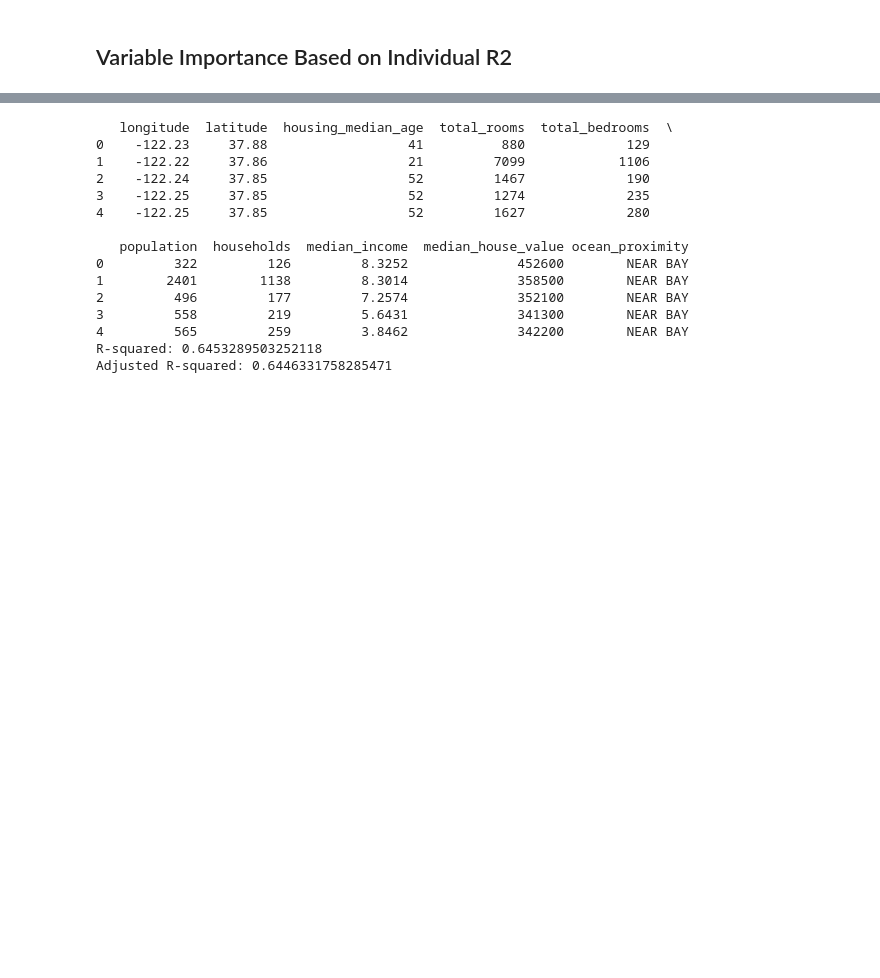
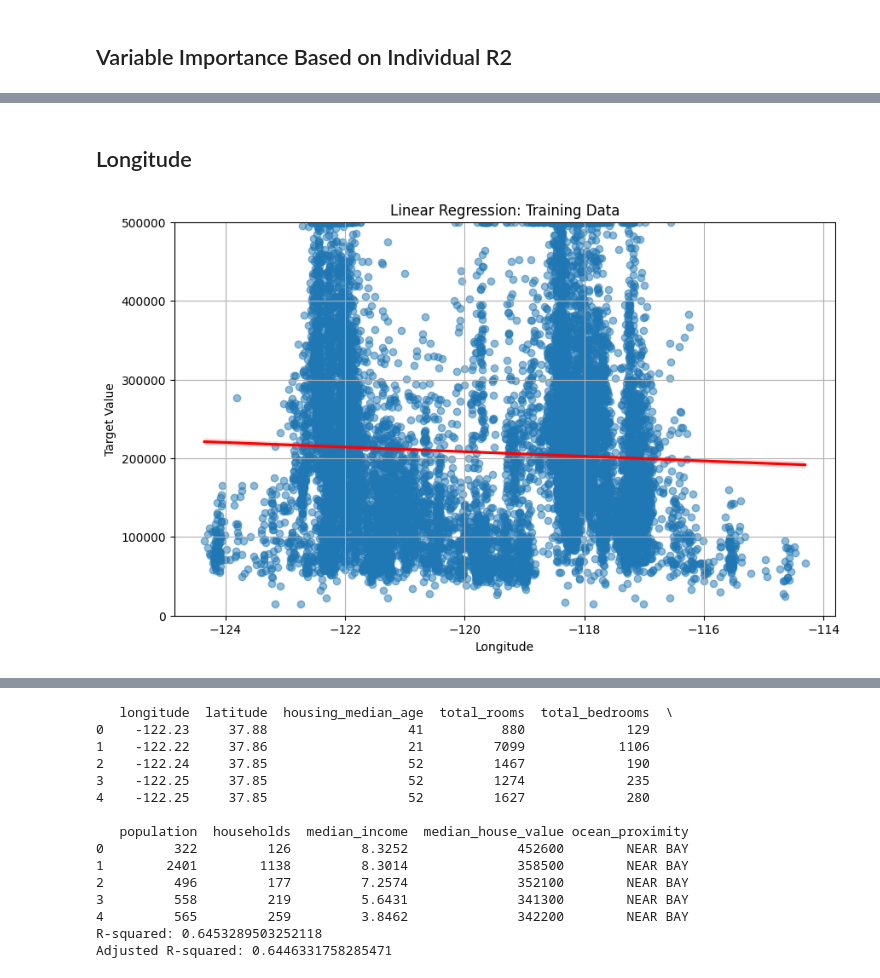
Before and after one commit to CullosK/MeXE402_Midterm_Cullos_Kristina-Verroya_Patrick, a Jupyter notebook: linear.ipynb, the cells around one changed output, grey strips where cells are left out. Saved outputs shown, nothing was run; the diff lists cells and outputs as text; code cells hidden in the pictures; blank space fills up the shorter version.

Commit message:
linear

```diff
--- a/linear.ipynb
+++ b/linear.ipynb
@@ -419,0 +166,23 @@ Adjusted R^2 Score: 0.6446331758285471
+# %% [markdown]
+## Longitude
+# %%
+
+
+# Plotting the linear regression
+feature_index = 0  # Change this index to visualize other features
+X_feature_train = X_train[:, feature_index]
+
+# Create the plot
+plt.figure(figsize=(10, 6))
+sns.regplot(x=X_feature_train, y=y_train, scatter_kws={'alpha': 0.5}, line_kws={'color': 'red'})
+plt.xlabel('Longitude')  # Label for the chosen feature
+plt.ylabel('Target Value')  # Label for the target variable
+plt.title('Linear Regression: Training Data')  # Title for the plot
+plt.grid()
+
+# Set y-axis limit
+plt.ylim(0, 500000)  # Set y-axis limit from 0 to 500,000
+
+plt.show()
+# %% [output]
+[figure, added]
```
Also changed, not shown: parts of 26 cells of this notebook, 1 other file.
